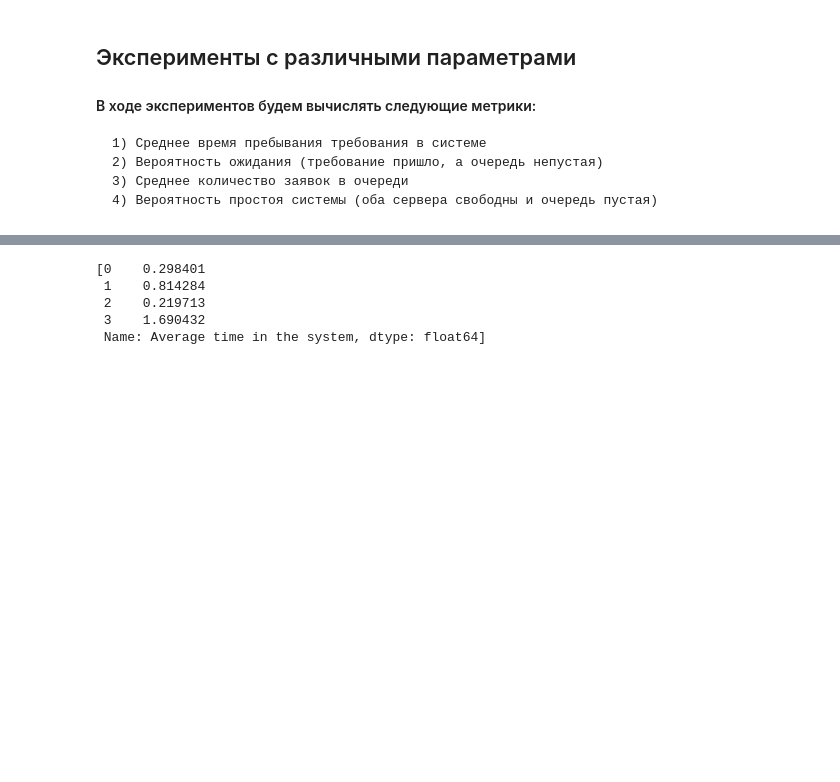
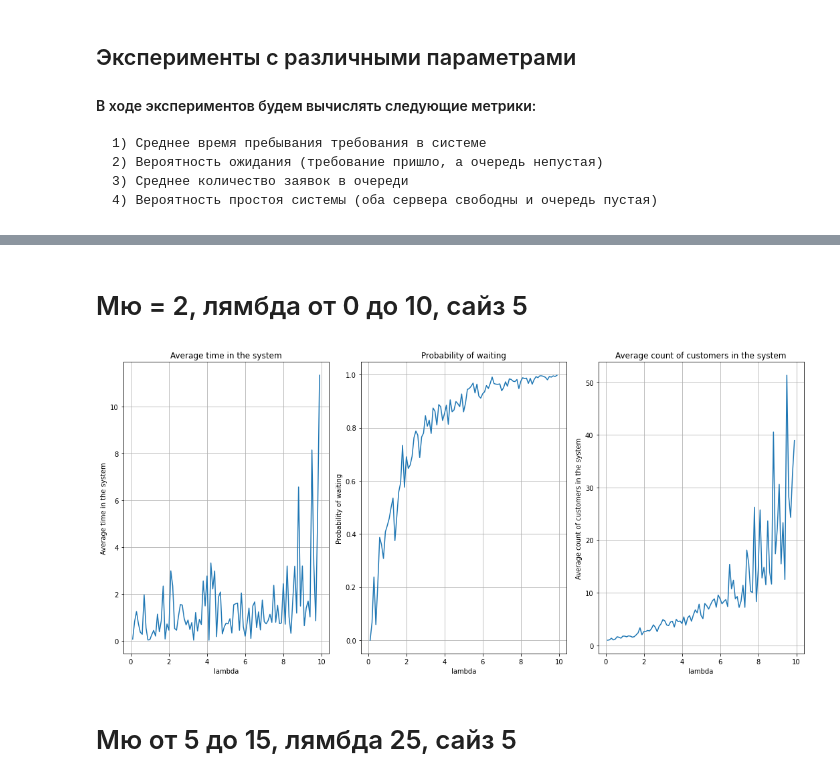
Before and after one commit to LevBugrov/test_stohasika_proj, a Jupyter notebook: graphica.ipynb, the cells around one changed output, grey strips where cells are left out. Saved outputs shown, nothing was run; the diff lists cells and outputs as text; code cells hidden in the pictures; blank space fills up the shorter version.

```diff
--- a/graphica.ipynb
+++ b/graphica.ipynb
@@ -64,11 +80,24 @@ print(count_metrics())
+# %% [markdown]
+# Мю = 2, лямбда от 0 до 10, сайз 5
 # %%
 x = np.linspace(0.1, 9.9, 99)
-y = count_metrics(size_metrics=5, u_metrics=2, lam_metrics = x[0])
-y = [y['Average time in the system']]
-y
+y = []
+for i in x:
+    metrics_now = count_metrics(size_metrics=5, u_metrics=2, lam_metrics = i)
+    y.append([list(metrics_now['Average time in the system'])[-1], list(metrics_now['Probability of waiting'])[-1],
+    list(metrics_now['Average count of customers in the system'])[-1], list(metrics_now['------------------'])[-1]])
-# %% [output]
-[0    0.298401
- 1    0.814284
- 2    0.219713
- 3    1.690432
- Name: Average time in the system, dtype: float64]
+# %%
+titles = ['Average time in the system', 'Probability of waiting', 'Average count of customers in the system', '------------------']
+plt.figure(figsize=(15,7))
+for j in range(3):
+    plt.subplot(1, 3, j+1)
+    plt.title(titles[j])
+    plt.xlabel('lambda')
+    plt.ylabel(titles[j])
+    plt.tight_layout()
+    plt.grid()
+    plt.plot(x, [i[j] for i in y])
+# %% [output]
+[figure, added]
+# %% [markdown]
+# Мю от 5 до 15, лямбда 25, сайз 5
```
Also changed, not shown: parts of 19 cells of this notebook.
